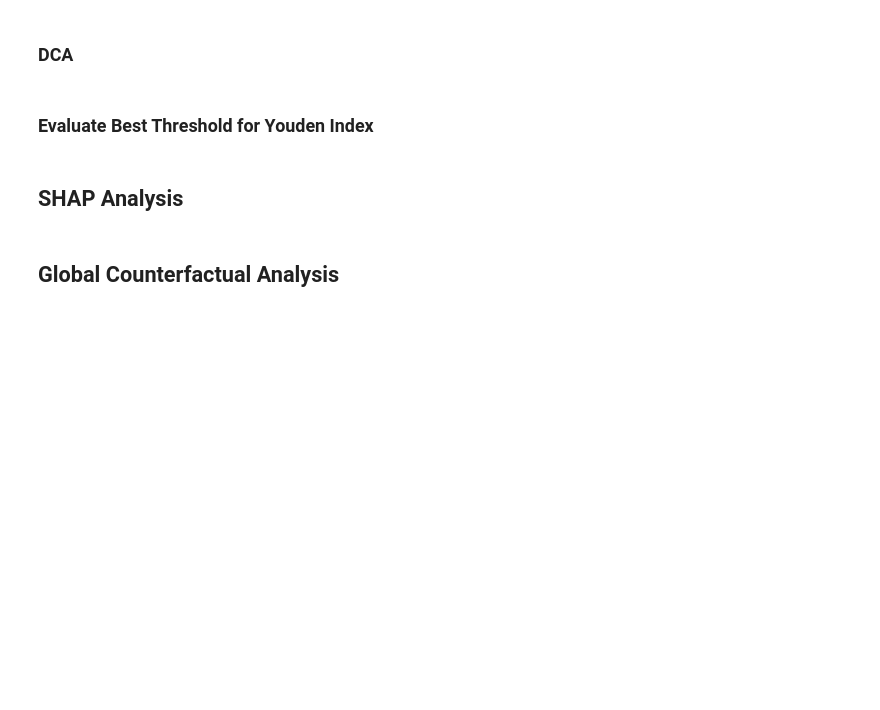
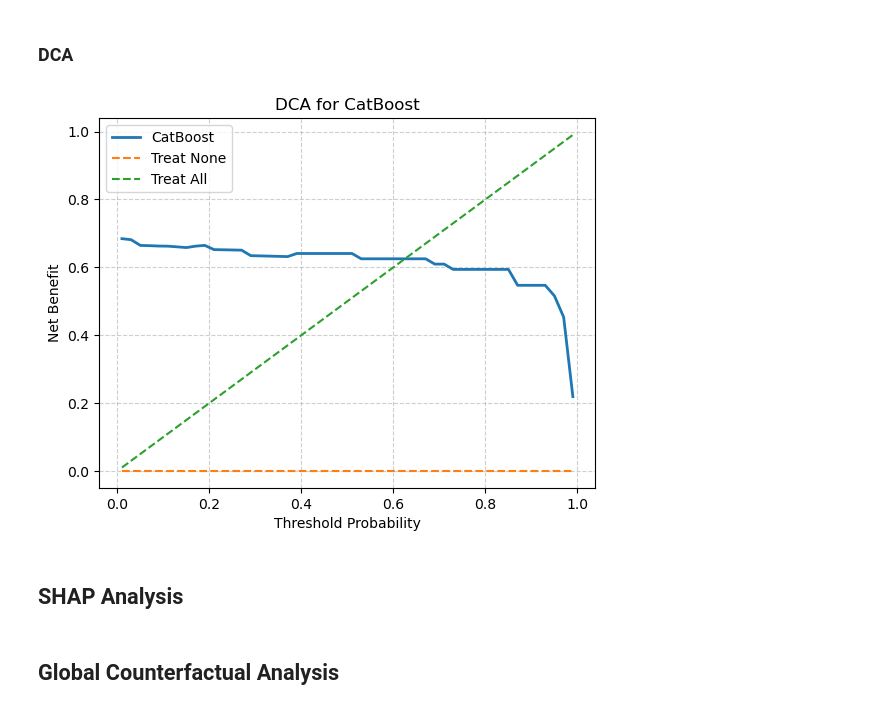
Before and after one commit to acbriza/dpn2026, a Jupyter notebook: module/explainability.ipynb, the cells around one changed output. Cells and saved outputs as stored; diff of their text form; code cells hidden in the pictures; blank space fills up the shorter version.

```diff
--- a/module/explainability.ipynb
+++ b/module/explainability.ipynb
@@ -320,2 +244,0 @@ print("Best threshold:", best_threshold)
-# %% [markdown]
-### Evaluate Best Threshold for Youden Index
@@ -343,3 +245,7 @@ plt.show()
+# %%
+thresholds, nb = exp.plot_decision_curve_analysis(config, model, X_test, y_test)
+# %% [output]
+[figure, added]
 # %% [markdown]
 ## SHAP Analysis
 # %%
```
Also changed, not shown: parts of 8 cells of this notebook, 1 other file.
